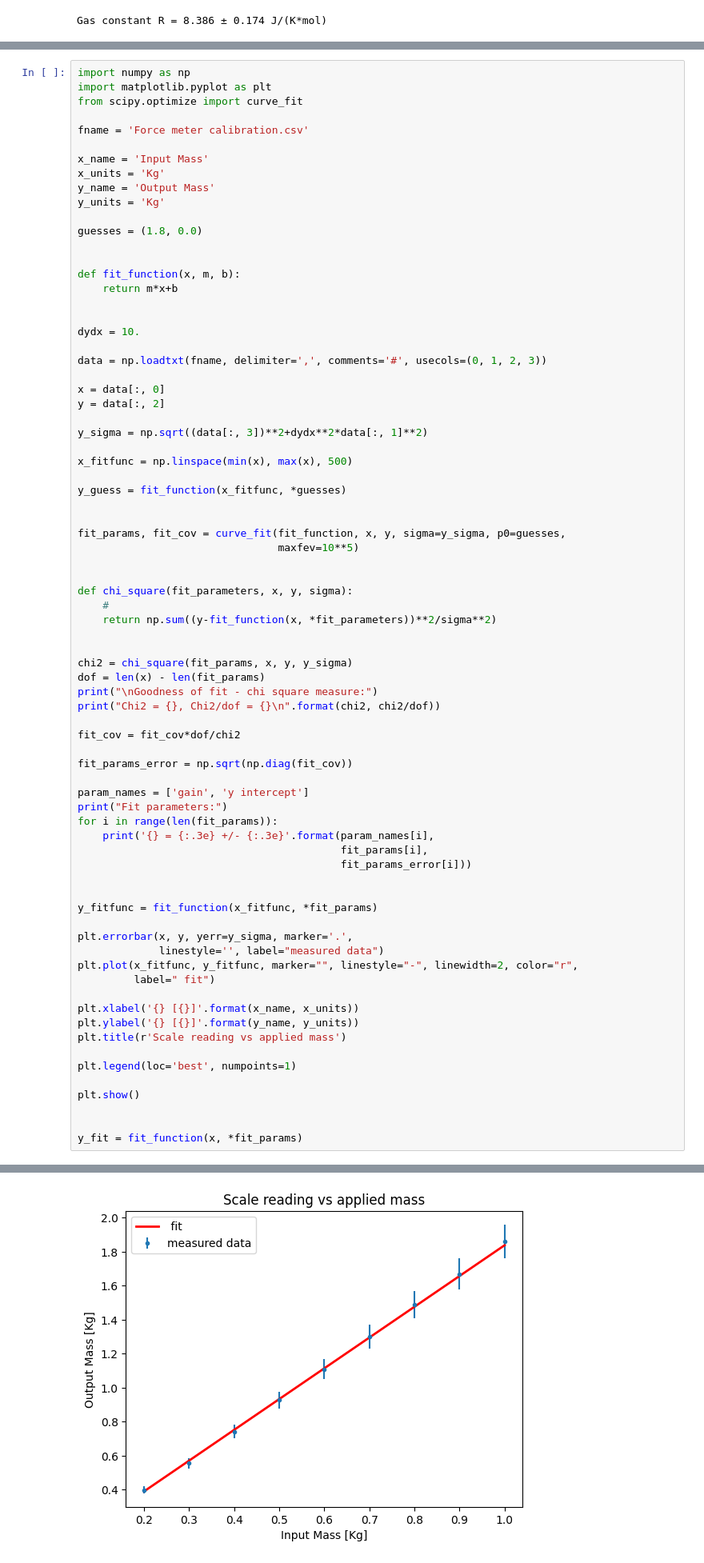
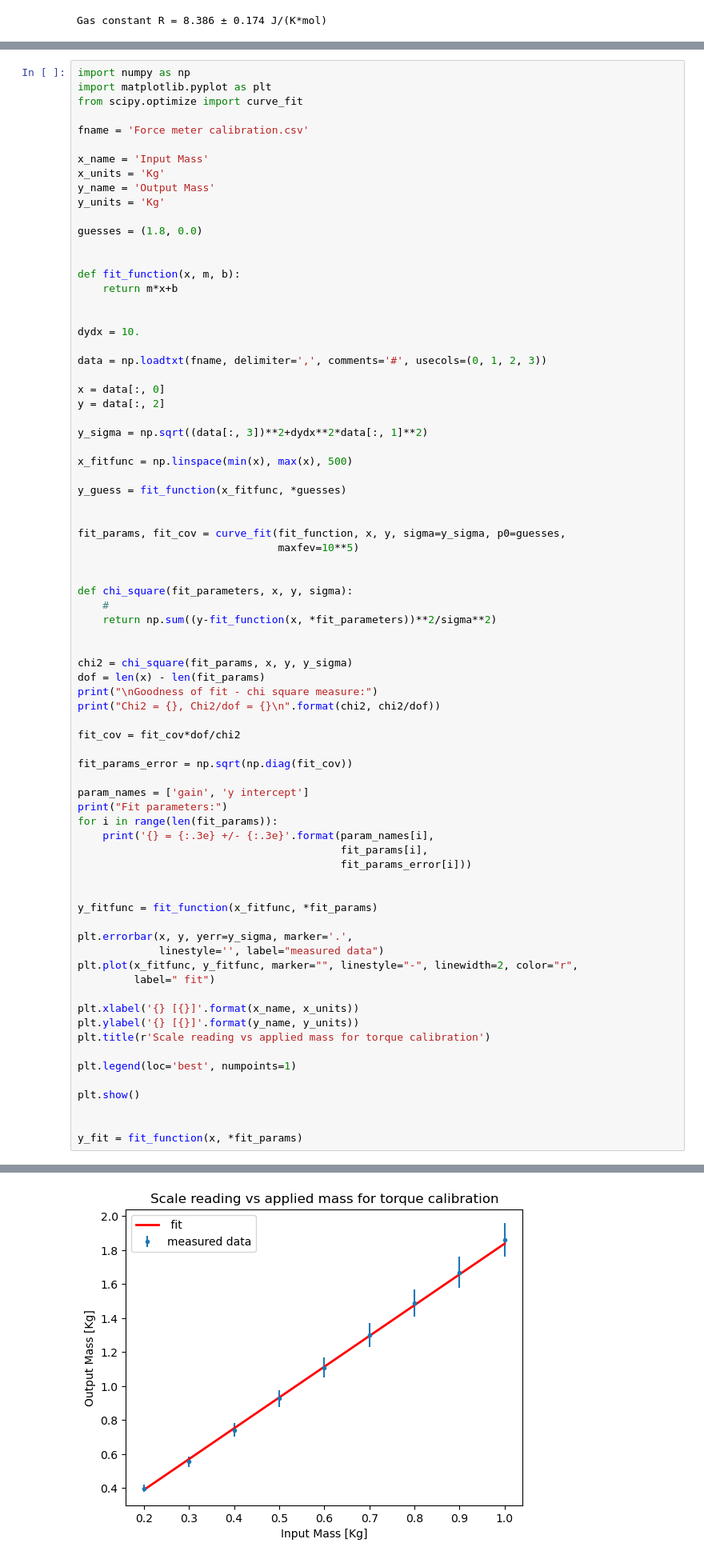
Before and after one commit to JadenMajid/Experiment-2-229, a Jupyter notebook: Logy Experiment Notes.ipynb, the cells around one changed output, grey strips where cells are left out. Shown: that part at 80% size. Cells and saved outputs as stored; diff of their text form.

```diff
--- a/Logy Experiment Notes.ipynb
+++ b/Logy Experiment Notes.ipynb
@@ -317,35 +317,35 @@ param_names = ['gain', 'y intercept']
 print("Fit parameters:")
 for i in range(len(fit_params)):
     print('{} = {:.3e} +/- {:.3e}'.format(param_names[i],
                                           fit_params[i],
                                           fit_params_error[i]))
 
 
 y_fitfunc = fit_function(x_fitfunc, *fit_params)
 
 plt.errorbar(x, y, yerr=y_sigma, marker='.',
              linestyle='', label="measured data")
 plt.plot(x_fitfunc, y_fitfunc, marker="", linestyle="-", linewidth=2, color="r",
          label=" fit")
 
 plt.xlabel('{} [{}]'.format(x_name, x_units))
 plt.ylabel('{} [{}]'.format(y_name, y_units))
-plt.title(r'Scale reading vs applied mass')
+plt.title(r'Scale reading vs applied mass for torque calibration')
 
 plt.legend(loc='best', numpoints=1)
 
 plt.show()
 
 
 y_fit = fit_function(x, *fit_params)
 # %% [output]
 Goodness of fit - chi square measure:
 Chi2 = 0.6801208531748653, Chi2/dof = 0.09716012188212361
 
 Fit parameters:
 gain = 1.811e+00 +/- 6.714e-02
 y intercept = 2.777e-02 +/- 2.727e-02
-[figure, old version]
+[figure, new version]
 # %% [markdown]
 ## Mar 22 ##
 
```
Also changed, not shown: parts of 2 cells of this notebook.
